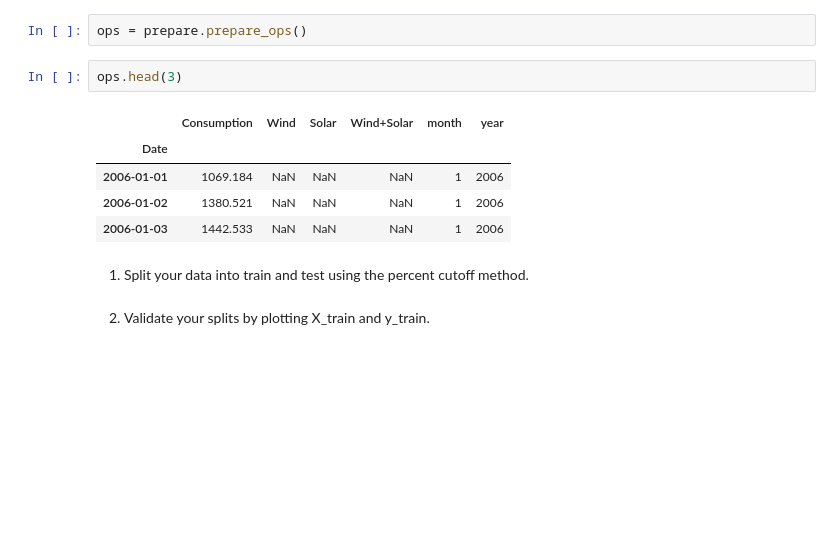
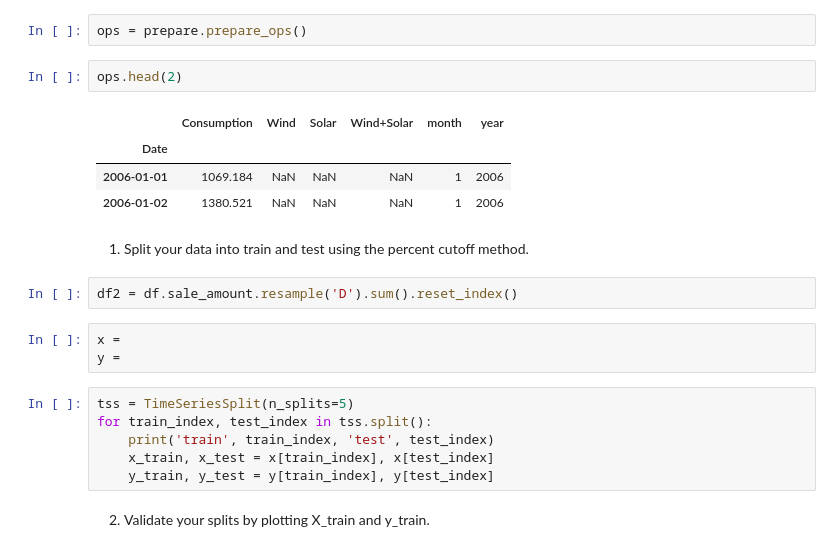
Before and after one commit to cari-holmes/ds-methodologies-exercises, a Jupyter notebook: time_series/explore.ipynb, the cells around one changed output. Saved outputs shown, nothing was run; the diff lists cells and outputs as text; blank space fills up the shorter version.

```diff
--- a/time_series/explore.ipynb
+++ b/time_series/explore.ipynb
@@ -46,15 +155,25 @@ df.head(3)
 # %%
 ops = prepare.prepare_ops()
 # %%
-ops.head(3)
+ops.head(2)
 # %% [output]
 |  | Consumption | Wind | Solar | Wind+Solar | month | year |
 | Date |  |  |  |  |  |  |
 | 2006-01-01 | 1069.184 | NaN | NaN | NaN | 1 | 2006 |
 | 2006-01-02 | 1380.521 | NaN | NaN | NaN | 1 | 2006 |
-| 2006-01-03 | 1442.533 | NaN | NaN | NaN | 1 | 2006 |
 # %% [markdown]
 1. Split your data into train and test using the percent cutoff method.
+# %%
+df2 = df.sale_amount.resample('D').sum().reset_index()
+# %%
+x =
+y =
+# %%
+tss = TimeSeriesSplit(n_splits=5)
+for train_index, test_index in tss.split():
+    print('train', train_index, 'test', test_index)
+    x_train, x_test = x[train_index], x[test_index]
+    y_train, y_test = y[train_index], y[test_index]
 # %% [markdown]
 2. Validate your splits by plotting X_train and y_train.
 # %% [markdown]
```
Also changed, not shown: parts of 14 cells of this notebook.
